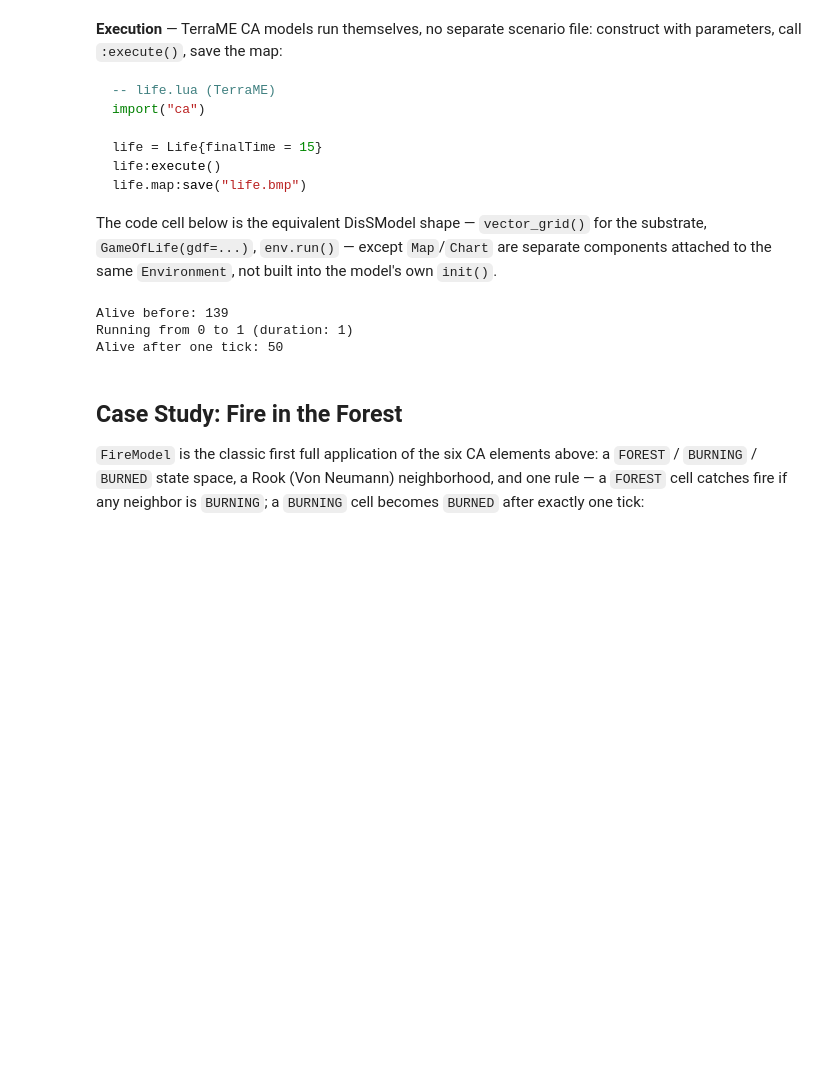
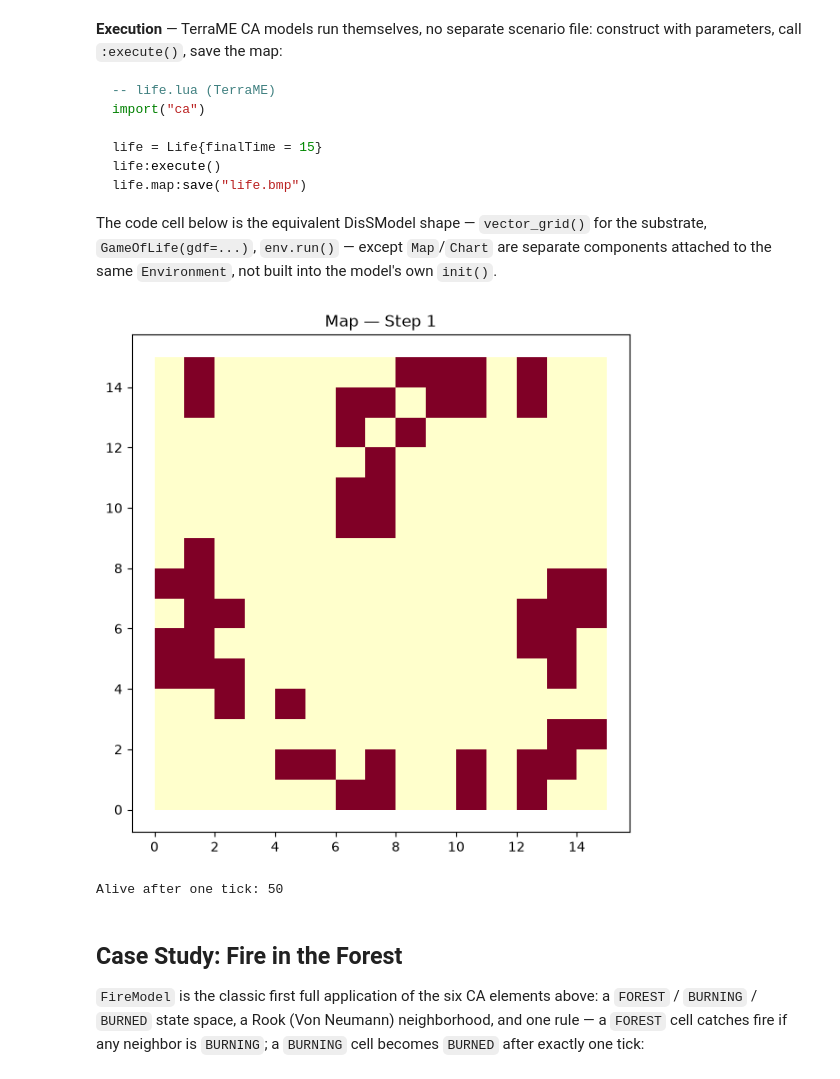
Before and after one commit to LambdaGeo/geospatial-modeling-python, a Jupyter notebook: docs/part4/ch24_ca_dissmodel.ipynb, the cells around one changed output. Saved outputs shown, nothing was run; the diff lists cells and outputs as text; code cells hidden in the pictures; blank space fills up the shorter version.

```diff
--- a/docs/part4/ch24_ca_dissmodel.ipynb
+++ b/docs/part4/ch24_ca_dissmodel.ipynb
@@ -129,18 +129,19 @@ The code cell below is the equivalent DisSModel shape — `vector_grid()` for th
 # %%
 from dissmodel.core import Environment
 from dissmodel.geo import vector_grid
 from dissmodel_ca.models import GameOfLife
+from dissmodel.visualization import Map
 
 gdf = vector_grid(dimension=(15, 15), resolution=1, attrs={"state": 0})
 env = Environment(start_time=0, end_time=1)
 gol = GameOfLife(gdf=gdf)
 gol.initialize()
 print("Alive before:", int(gdf["state"].sum()))
+Map(gdf=gdf, plot_params={"column": "state", "cmap": "YlOrRd", "legend": False})
 env.run()
 print("Alive after one tick:", int(gdf["state"].sum()))
 # %% [output]
+[figure, added]
-Alive before: 139
-Running from 0 to 1 (duration: 1)
 Alive after one tick: 50
 # %% [markdown]
 ## Case Study: Fire in the Forest
```
Also changed, not shown: parts of 2 cells of this notebook, 2 other files.
